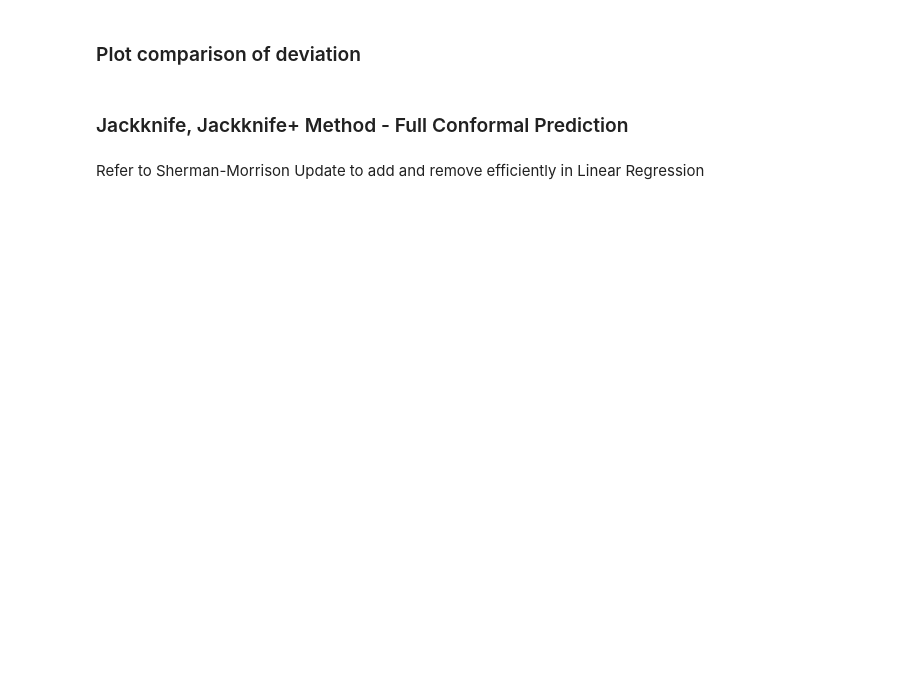
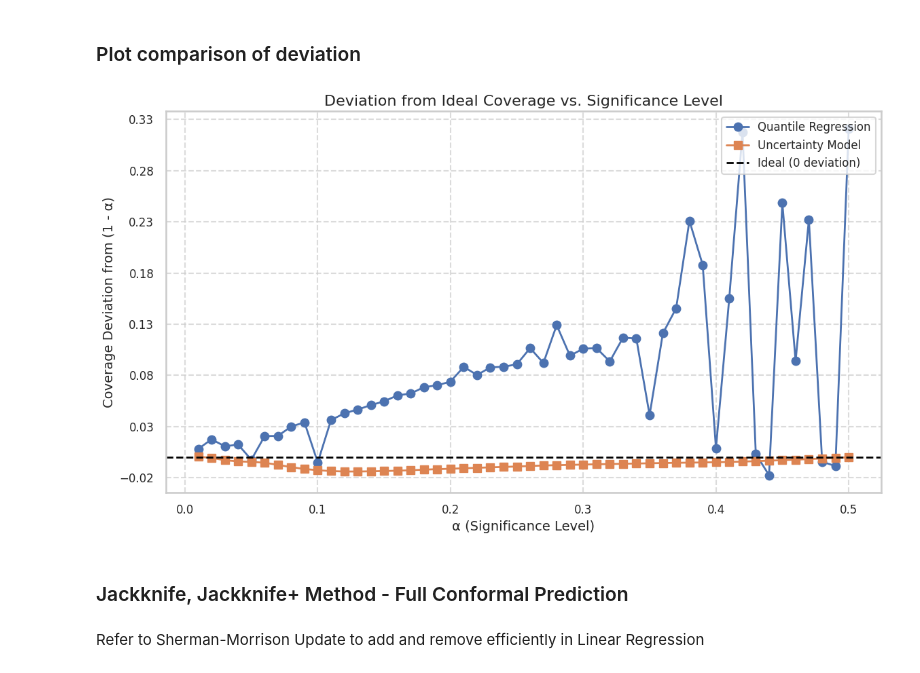
Before and after one commit to SidZRed/Conformal_Prediction, a Jupyter notebook: Regression_conformal.ipynb, the cells around one changed output. Drawn from its saved outputs; the diff is of its cells as text; code cells hidden in the pictures; blank space fills up the shorter version.

Commit message:
Updated Regression code

```diff
--- a/Regression_conformal.ipynb
+++ b/Regression_conformal.ipynb
@@ -70,7 +70,7 @@ def repeat_sampling(num_epochs, sample_size):
         return wrapper
     return decorator
 # %%
-exp_iter = 100
+exp_iter = 500
 exp_sample_size = 1000
 # %%
 def quantile_loss(y_pred, y_true, tau):
@@ -119,7 +119,8 @@ def get_coverage_quantile_regression(alpha):
         y_lower_pred = torch.matmul(X_cal, W_lower).detach()
         y_upper_pred = torch.matmul(X_cal, W_upper).detach()
 
-        score_array = torch.maximum(y_lower_pred - y_cal, y_cal - y_upper_pred)
+        score_array = torch.maximum(y_lower_pred - y_cal, y_cal - y_upper_pred).clamp(min=0)
+
         # Compute the quantile index
         import math
         n = score_array.shape[0]
@@ -296,38 +316,44 @@ import matplotlib.pyplot as plt
 import seaborn as sns
 import numpy as np
 
 # Calculate deviations from ideal coverage
 deviation_qr = np.array(cvg_quantile_reg) - (1 - alpha)
 deviation_uncertainty = np.array(cvg_uncertainty_model) - (1 - alpha)
 
 # Plot settings
 sns.set(style="whitegrid", context="talk")
-plt.figure(figsize=(10, 6))
+plt.figure(figsize=(12, 7))
 
 # Plot deviations
 plt.plot(alpha, deviation_qr, label='Quantile Regression', marker='o', linewidth=2)
 plt.plot(alpha, deviation_uncertainty, label='Uncertainty Model', marker='s', linewidth=2)
 
 # Reference line at 0 (perfect coverage)
 plt.axhline(0, color='black', linestyle='--', linewidth=2, label='Ideal (0 deviation)')
 
 # Axis labels and title
 plt.xlabel('α (Significance Level)', fontsize=14)
 plt.ylabel('Coverage Deviation from (1 - α)', fontsize=14)
 plt.title('Deviation from Ideal Coverage vs. Significance Level', fontsize=16)
 
-# Custom ticks and grid
+# Custom y-axis ticks: step of 0.01
+y_min = min(deviation_qr.min(), deviation_uncertainty.min())
+y_max = max(deviation_qr.max(), deviation_uncertainty.max())
+y_ticks = np.arange(np.floor(y_min * 100) / 100, np.ceil(y_max * 100) / 100 + 0.01, 0.05)
+plt.yticks(y_ticks)
 plt.xticks(fontsize=12)
 plt.yticks(fontsize=12)
+
+# Grid and legend
 plt.grid(True, linestyle='--', alpha=0.7)
-
-# Legend
 plt.legend(fontsize=12, loc='upper right')
 
 # Show plot
 plt.tight_layout()
-plt.savefig("Images/regression_coverage_deviation.png", dpi=300)
+plt.savefig('Images/deviation from ideal coverage.png', dpi=300)
 plt.show()
+# %% [output]
+[figure, added]
 # %% [markdown]
 ### Jackknife, Jackknife+ Method - Full Conformal Prediction
 # %%
```
Also changed, not shown: parts of 3 cells of this notebook, 1 other file.
